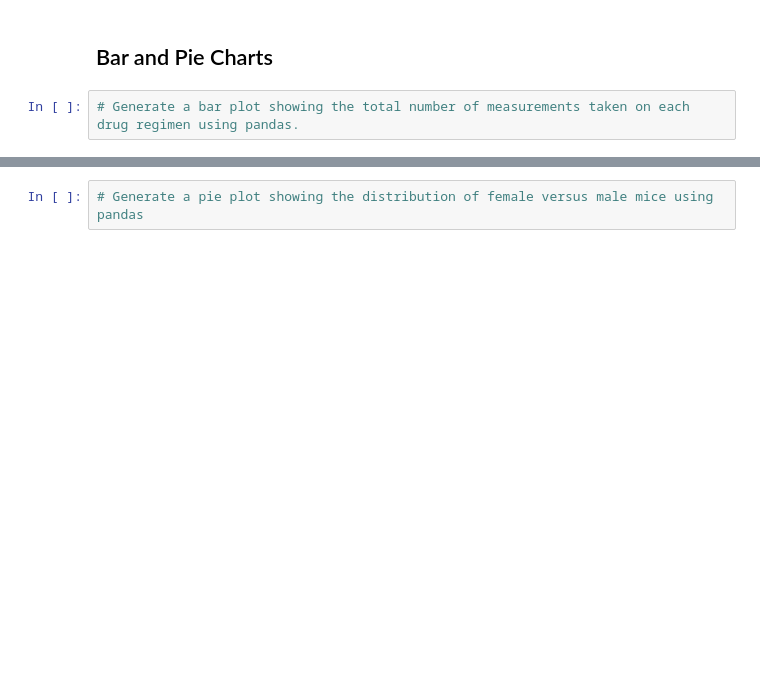
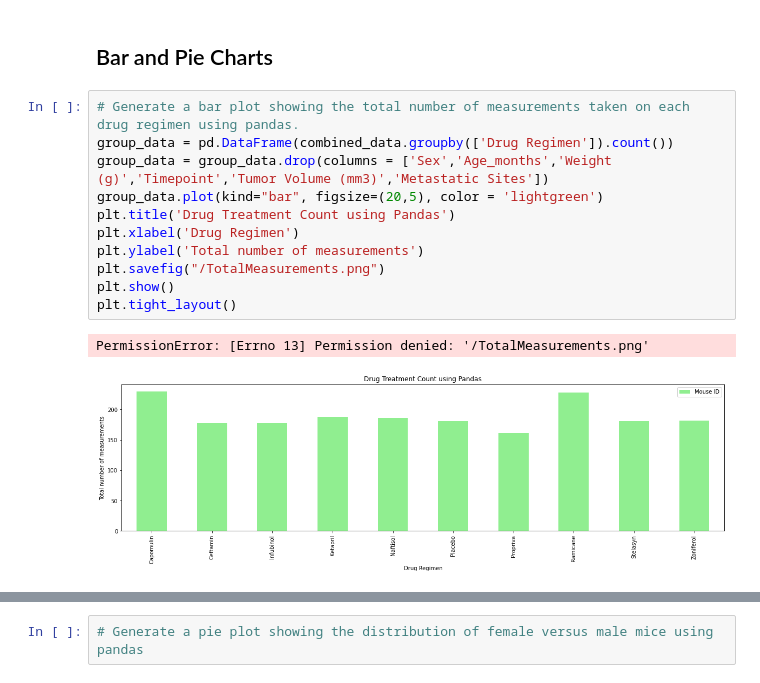
Before and after one commit to VijetaPuthran/Matplotlib, a Jupyter notebook: Pymaceuticals/pymaceuticals_starter.ipynb, the cells around one changed output, grey strips where cells are left out. Saved outputs shown, nothing was run; the diff lists cells and outputs as text; blank space fills up the shorter version.

```diff
--- a/Pymaceuticals/pymaceuticals_starter.ipynb
+++ b/Pymaceuticals/pymaceuticals_starter.ipynb
@@ -153,7 +153,19 @@ combined_data.groupby(['Drug Regimen']).agg({'Tumor Volume (mm3)': [np.mean, np.
 | Zoniferol | 53.236507 | 51.818479 | 48.533355 | 6.966589 | 0.516398 |
 # %% [markdown]
 ## Bar and Pie Charts
-# %%
-# Generate a bar plot showing the total number of measurements taken on each drug regimen using pandas.
+# %%
+# Generate a bar plot showing the total number of measurements taken on each drug regimen using pandas.
+group_data = pd.DataFrame(combined_data.groupby(['Drug Regimen']).count())
+group_data = group_data.drop(columns = ['Sex','Age_months','Weight (g)','Timepoint','Tumor Volume (mm3)','Metastatic Sites'])
+group_data.plot(kind="bar", figsize=(20,5), color = 'lightgreen')
+plt.title('Drug Treatment Count using Pandas')
+plt.xlabel('Drug Regimen')
+plt.ylabel('Total number of measurements')
+plt.savefig("/TotalMeasurements.png")
+plt.show()
+plt.tight_layout()
+# %% [output]
+PermissionError: [Errno 13] Permission denied: '/TotalMeasurements.png'
+[figure, added]
 # %%
 # Generate a bar plot showing the total number of measurements taken on each drug regimen using pyplot.
```
Also changed, not shown: parts of 1 cell of this notebook, 1 other file.
